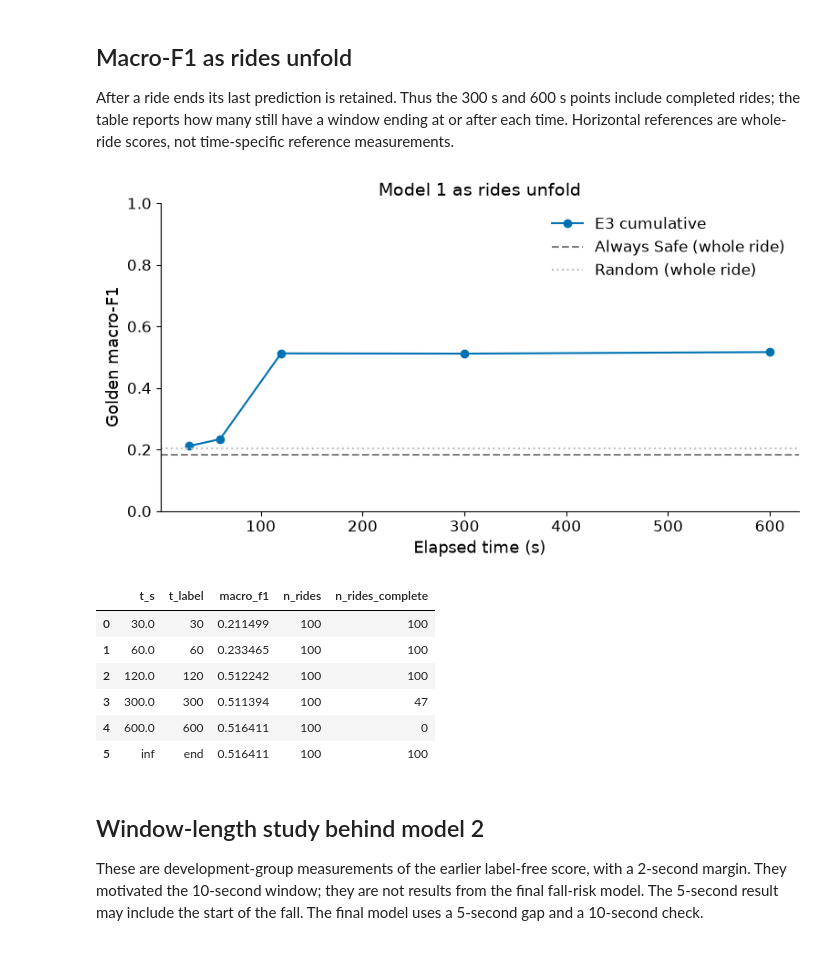
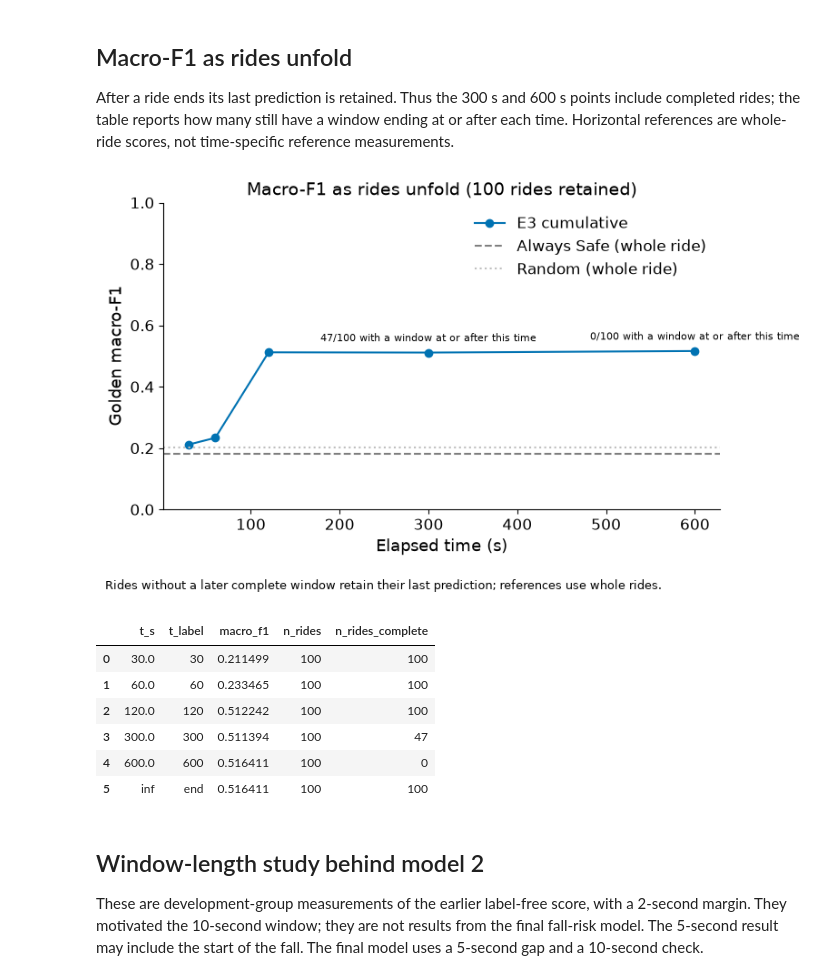
Before and after one commit to Xenodion/mlops-and-model-deployment-navy, a Jupyter notebook: notebooks/03_live_classifier.ipynb, the cells around one changed output. Cells and saved outputs as stored; diff of their text form; code cells hidden in the pictures.

```diff
--- a/notebooks/03_live_classifier.ipynb
+++ b/notebooks/03_live_classifier.ipynb
@@ -70,21 +70,26 @@ After a ride ends its last prediction is retained. Thus the 300 s and 600 s poin
 # %%
 elapsed = pd.read_csv(root / "artifacts/golden_f1_vs_elapsed.csv")
 metrics = json.loads((root / "artifacts/golden_metrics.json").read_text(encoding="utf-8"))
 finite = elapsed[elapsed["t_label"] != "end"]
 fig, ax = plt.subplots(figsize=(8, 4.5))
 ax.plot(finite["t_s"], finite["macro_f1"], marker="o", color=MODEL_COLOR, label="E3 cumulative")
 ax.axhline(metrics["golden_ref_majority_macro_f1"], color=REFERENCE_COLORS["majority"], linestyle="--",
            label="Always Safe (whole ride)")
 ax.axhline(metrics["golden_ref_random_macro_f1"], color=REFERENCE_COLORS["random"], linestyle=":",
            label="Random (whole ride)")
-ax.set(xlabel="Elapsed time (s)", ylabel="Golden macro-F1", ylim=(0, 1), title="Model 1 as rides unfold")
+for row in finite[finite["t_s"] >= 300].itertuples():
+    ax.annotate(f"{row.n_rides_complete}/100 with a window at or after this time", (row.t_s, row.macro_f1),
+                xytext=(0, 9), textcoords="offset points", ha="center", fontsize=8)
+ax.set(xlabel="Elapsed time (s)", ylabel="Golden macro-F1", ylim=(0, 1),
+       title="Macro-F1 as rides unfold (100 rides retained)")
+fig.text(0.02, -0.04, "Rides without a later complete window retain their last prediction; references use whole rides.", fontsize=9)
 ax.legend(frameon=False)
 fig.tight_layout()
 save_fig(fig, "F08", "golden_f1_vs_elapsed")
 plt.show()
 elapsed
 # %% [output]
-[figure, old version]
+[figure, new version]
 |  | t_s | t_label | macro_f1 | n_rides | n_rides_complete |
 | 0 | 30.0 | 30 | 0.211499 | 100 | 100 |
 | 1 | 60.0 | 60 | 0.233465 | 100 | 100 |
```
Also changed, not shown: parts of 2 cells of this notebook, 22 other files.
